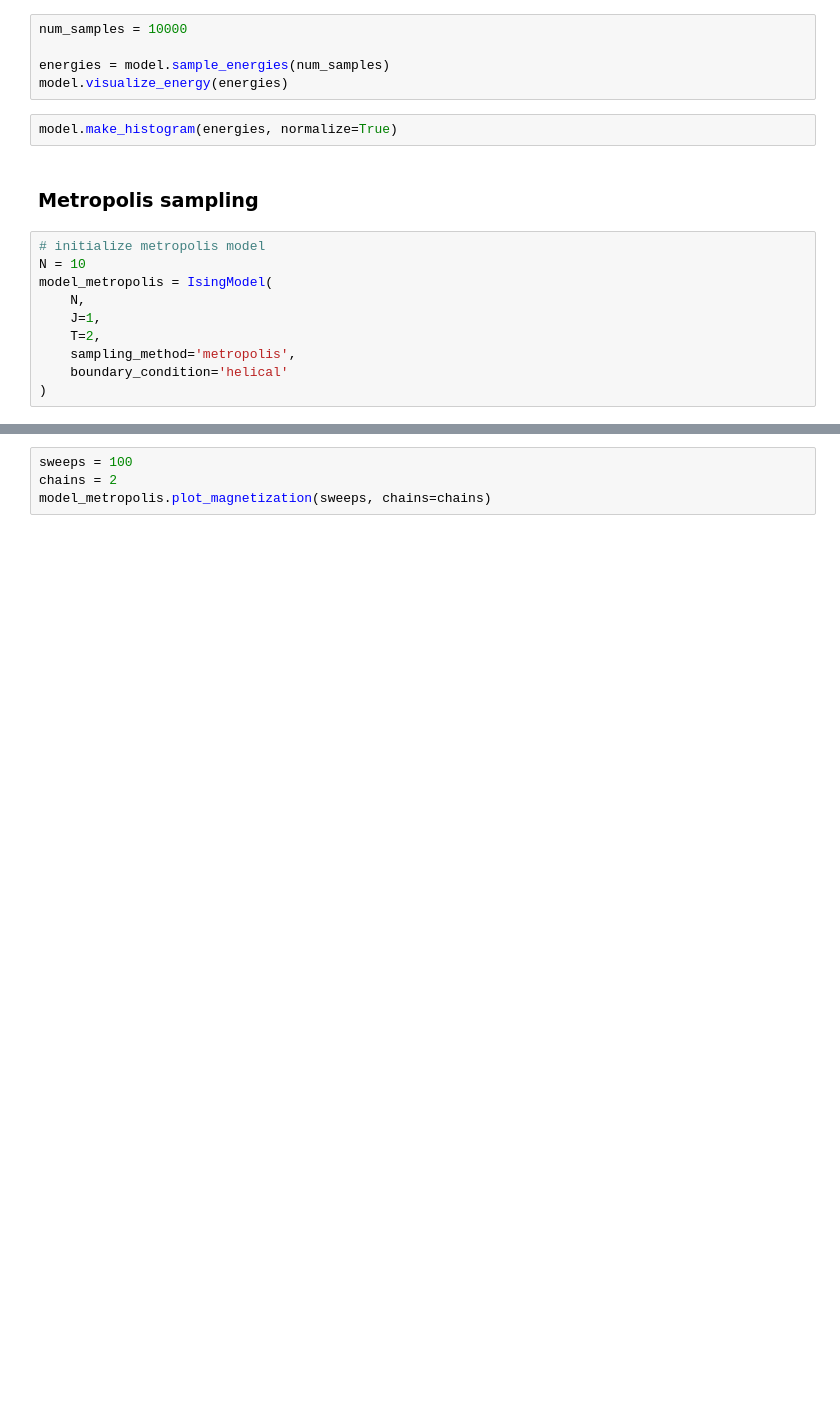
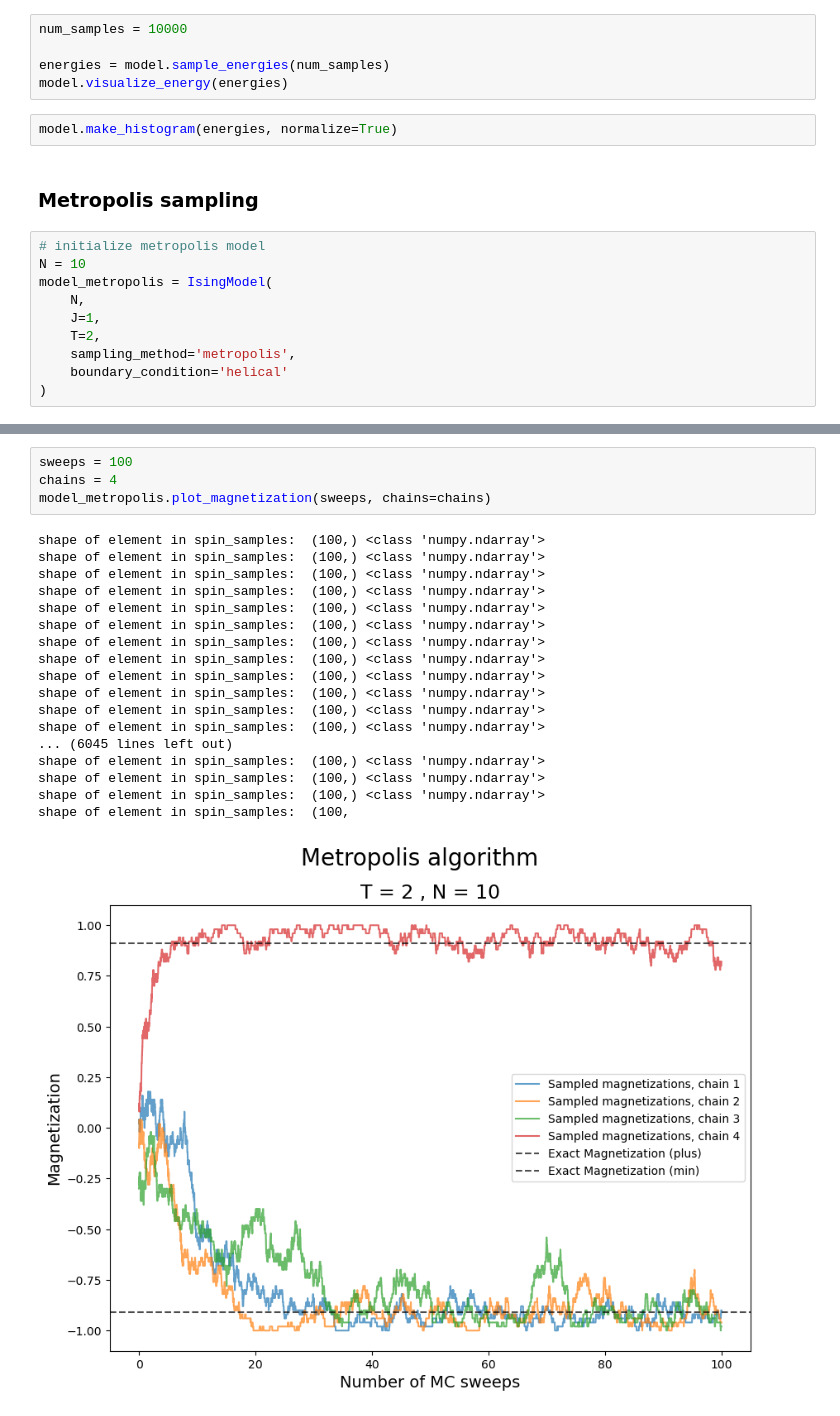
Before and after one commit to BertDepoorter/Monte-Carlo-Methods, a Jupyter notebook: ex _7_8_ IsingModel.ipynb, the cells around one changed output, grey strips where cells are left out. Saved outputs shown, nothing was run; the diff lists cells and outputs as text; blank space fills up the shorter version.

```diff
--- a/ex _7_8_ IsingModel.ipynb
+++ b/ex _7_8_ IsingModel.ipynb
@@ -52,7 +79,26 @@ model_metropolis.make_histogram(energies, normalize=True)
 # %%
 sweeps = 100
-chains = 2
+chains = 4
 model_metropolis.plot_magnetization(sweeps, chains=chains)
+# %% [output]
+shape of element in spin_samples:  (100,) <class 'numpy.ndarray'>
+shape of element in spin_samples:  (100,) <class 'numpy.ndarray'>
+shape of element in spin_samples:  (100,) <class 'numpy.ndarray'>
+shape of element in spin_samples:  (100,) <class 'numpy.ndarray'>
+shape of element in spin_samples:  (100,) <class 'numpy.ndarray'>
+shape of element in spin_samples:  (100,) <class 'numpy.ndarray'>
+shape of element in spin_samples:  (100,) <class 'numpy.ndarray'>
+shape of element in spin_samples:  (100,) <class 'numpy.ndarray'>
+shape of element in spin_samples:  (100,) <class 'numpy.ndarray'>
+shape of element in spin_samples:  (100,) <class 'numpy.ndarray'>
+shape of element in spin_samples:  (100,) <class 'numpy.ndarray'>
+shape of element in spin_samples:  (100,) <class 'numpy.ndarray'>
+... (6045 lines left out)
+shape of element in spin_samples:  (100,) <class 'numpy.ndarray'>
+shape of element in spin_samples:  (100,) <class 'numpy.ndarray'>
+shape of element in spin_samples:  (100,) <class 'numpy.ndarray'>
+shape of element in spin_samples:  (100,
+[figure, added]
 # %%
 import numpy as np
 J=1
```
Also changed, not shown: parts of 6 cells of this notebook, 1 other file.
